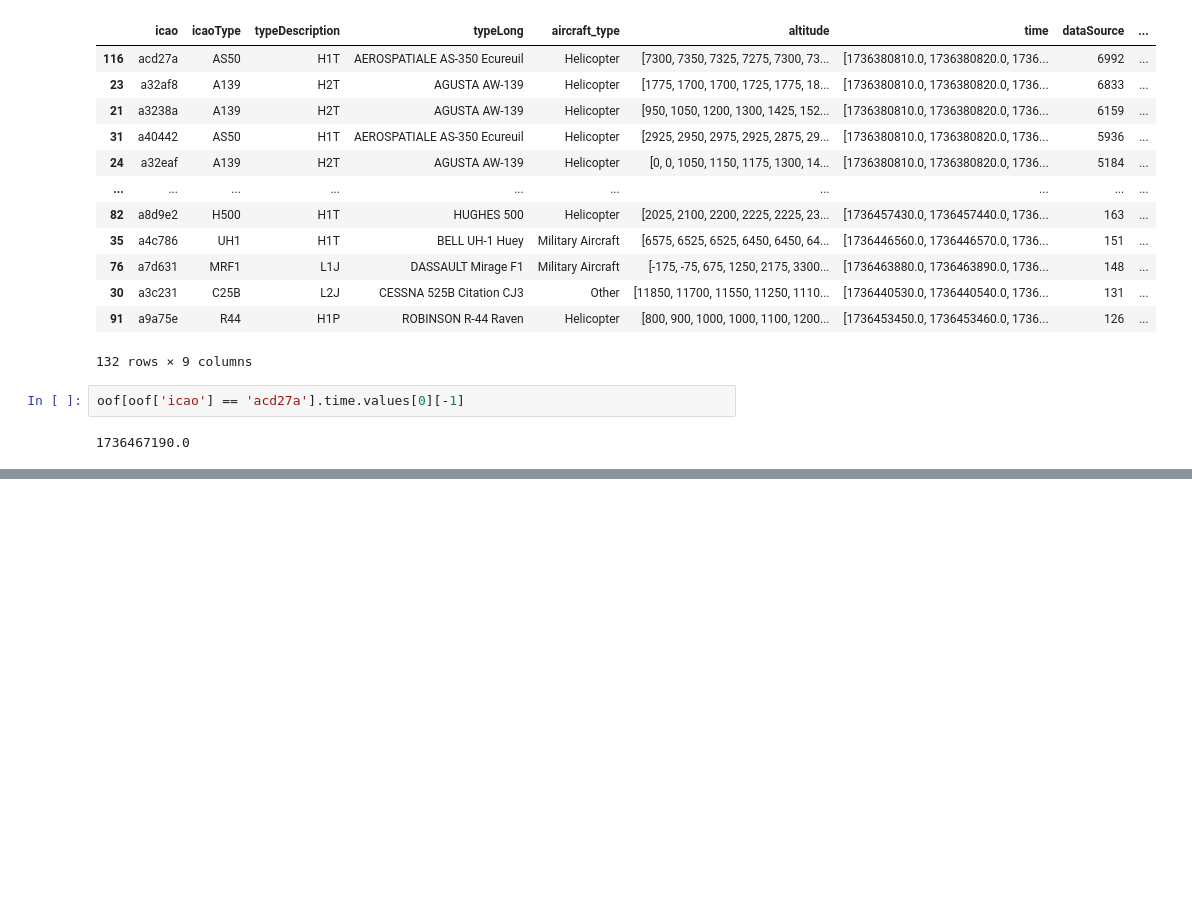
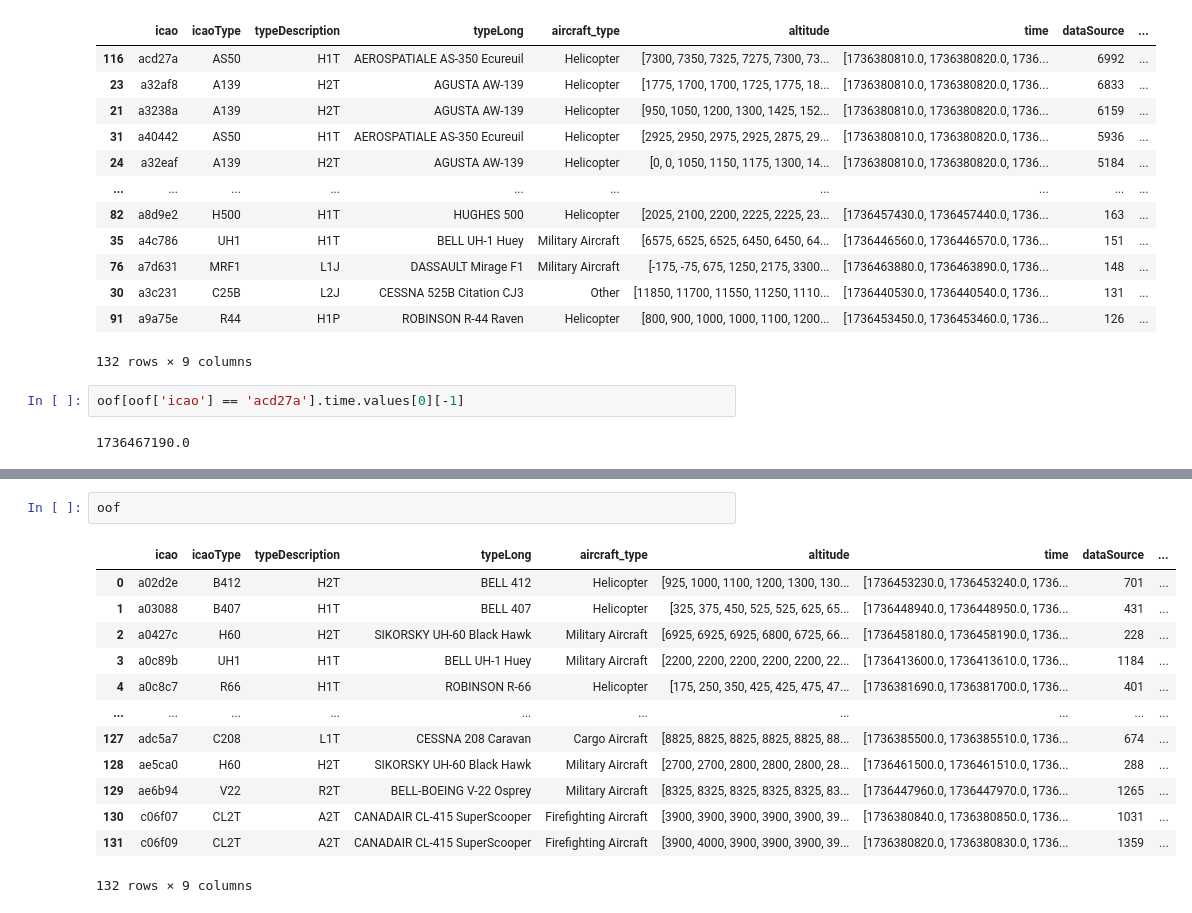
Before and after one commit to nuwandavek/la-fires, a Jupyter notebook: processing.ipynb, the cells around one changed output, grey strips where cells are left out. Cells and saved outputs as stored; diff of their text form; blank space fills up the shorter version.

```diff
--- a/processing.ipynb
+++ b/processing.ipynb
@@ -378,0 +389,16 @@ oof[oof['icao'] == 'acd27a'].time.values[0][-1]
+# %%
+oof
+# %% [output]
+|  | icao | icaoType | typeDescription | typeLong | aircraft_type | altitude | time | dataSource | ... |
+| 0 | a02d2e | B412 | H2T | BELL 412 | Helicopter | [925, 1000, 1100, 1200, 1300, 130... | [1736453230.0, 1736453240.0, 1736... | 701 | ... |
+| 1 | a03088 | B407 | H1T | BELL 407 | Helicopter | [325, 375, 450, 525, 525, 625, 65... | [1736448940.0, 1736448950.0, 1736... | 431 | ... |
+| 2 | a0427c | H60 | H2T | SIKORSKY UH-60 Black Hawk | Military Aircraft | [6925, 6925, 6925, 6800, 6725, 66... | [1736458180.0, 1736458190.0, 1736... | 228 | ... |
+| 3 | a0c89b | UH1 | H1T | BELL UH-1 Huey | Military Aircraft | [2200, 2200, 2200, 2200, 2200, 22... | [1736413600.0, 1736413610.0, 1736... | 1184 | ... |
+| 4 | a0c8c7 | R66 | H1T | ROBINSON R-66 | Helicopter | [175, 250, 350, 425, 425, 475, 47... | [1736381690.0, 1736381700.0, 1736... | 401 | ... |
+| ... | ... | ... | ... | ... | ... | ... | ... | ... | ... |
+| 127 | adc5a7 | C208 | L1T | CESSNA 208 Caravan | Cargo Aircraft | [8825, 8825, 8825, 8825, 8825, 88... | [1736385500.0, 1736385510.0, 1736... | 674 | ... |
+| 128 | ae5ca0 | H60 | H2T | SIKORSKY UH-60 Black Hawk | Military Aircraft | [2700, 2700, 2800, 2800, 2800, 28... | [1736461500.0, 1736461510.0, 1736... | 288 | ... |
+| 129 | ae6b94 | V22 | R2T | BELL-BOEING V-22 Osprey | Military Aircraft | [8325, 8325, 8325, 8325, 8325, 83... | [1736447960.0, 1736447970.0, 1736... | 1265 | ... |
+| 130 | c06f07 | CL2T | A2T | CANADAIR CL-415 SuperScooper | Firefighting Aircraft | [3900, 3900, 3900, 3900, 3900, 39... | [1736380840.0, 1736380850.0, 1736... | 1031 | ... |
+| 131 | c06f09 | CL2T | A2T | CANADAIR CL-415 SuperScooper | Firefighting Aircraft | [3900, 4000, 3900, 3900, 3900, 39... | [1736380820.0, 1736380830.0, 1736... | 1359 | ... |
+132 rows × 9 columns
```
Also changed, not shown: parts of 2 cells of this notebook, 3 other files.
